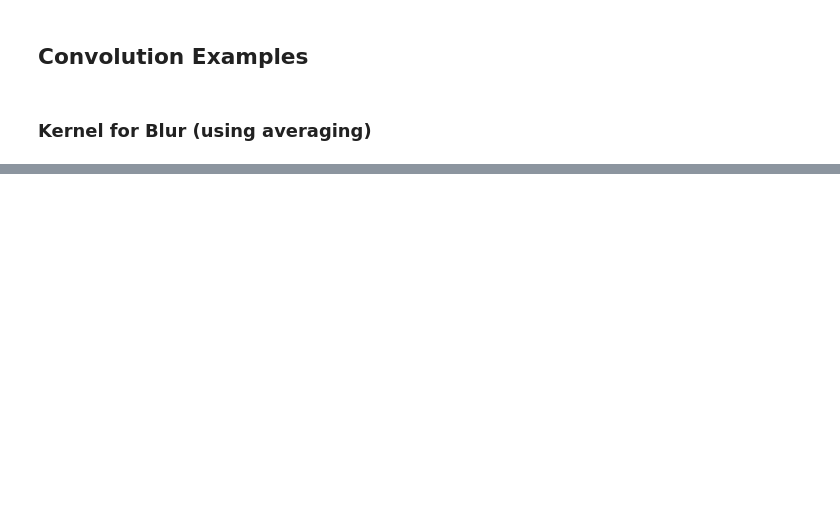
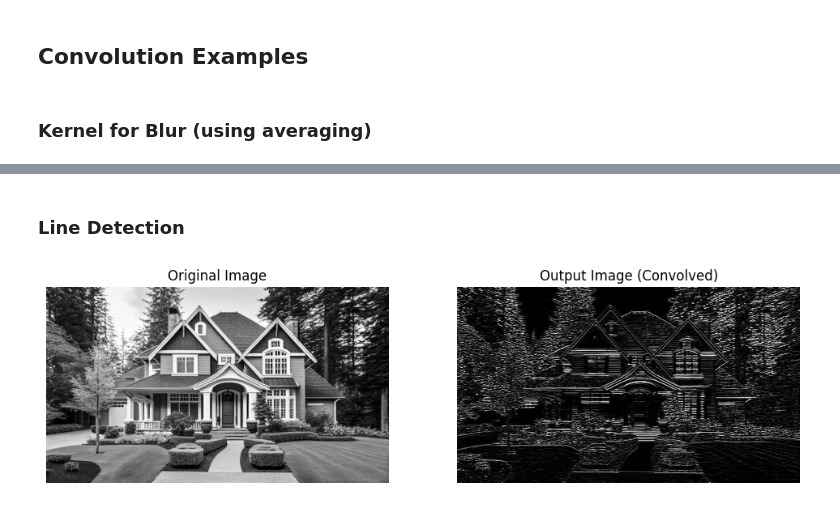
Before and after one commit to ancilcleetus/Foundations-of-Deep-Learning, a Jupyter notebook: 06_convolutional_neural_networks_pytorch.ipynb, the cells around one changed output, grey strips where cells are left out. Cells and saved outputs as stored; diff of their text form; code cells hidden in the pictures; blank space fills up the shorter version.

```diff
--- a/06_convolutional_neural_networks_pytorch.ipynb
+++ b/06_convolutional_neural_networks_pytorch.ipynb
@@ -109,0 +98,19 @@ visualize_images(image_gray, output_image)
+# %% [markdown]
+### Line Detection
+# %%
+image_path = "/content/house-gray.jpg"
+
+# Load the image
+image = cv2.imread(image_path)
+
+# Detect Horizontal lines
+kernel = np.array([
+    [-1, -1, -1],
+    [2, 2, 2],
+    [-1, -1, -1],
+])
+
+output_image = cv2.filter2D(image, -1, kernel)
+visualize_images(image, output_image)
+# %% [output]
+[figure, added]
```
Also changed, not shown: parts of 12 cells of this notebook.
